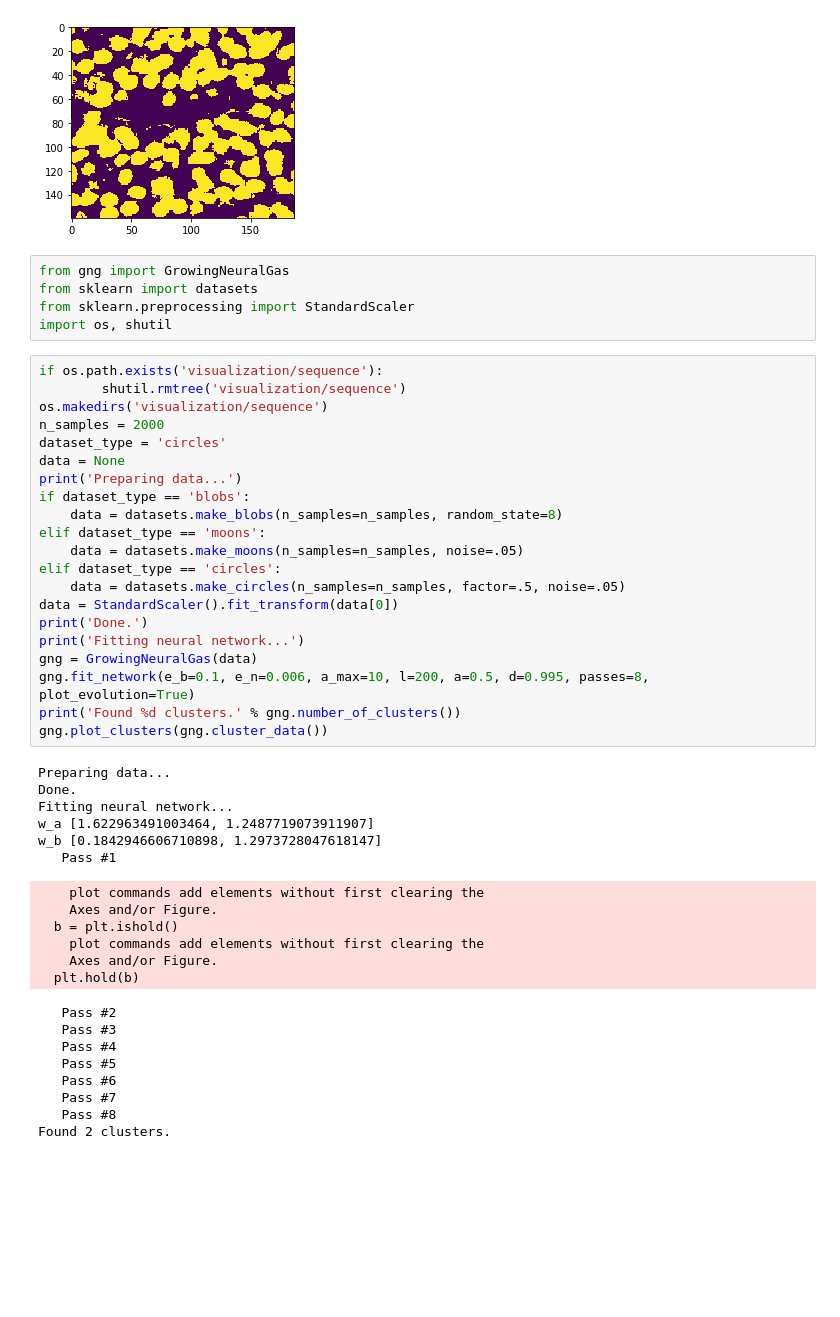
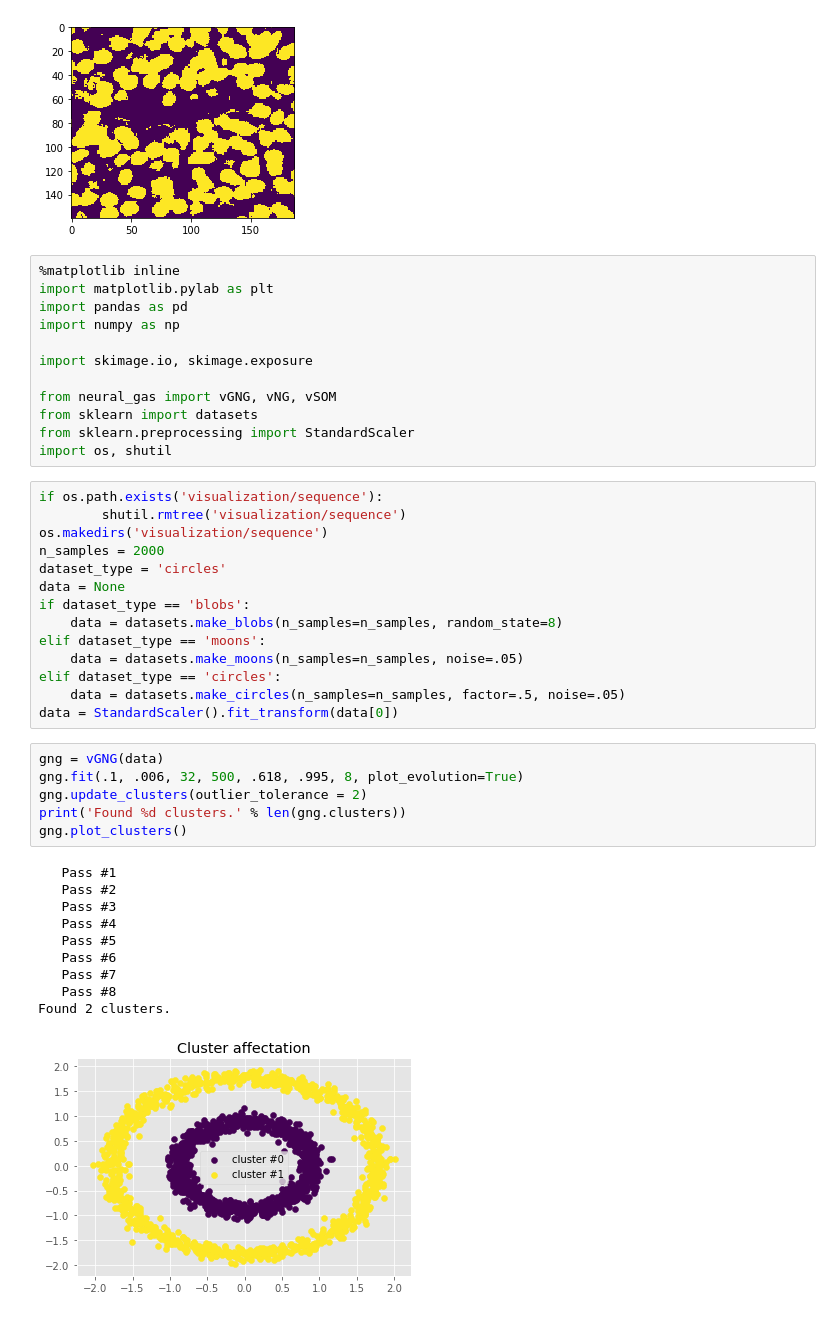
Before and after one commit to aleozlx/ci-som, a Jupyter notebook: clustering.ipynb, the cells around one changed output. Drawn from its saved outputs; the diff is of its cells as text; blank space fills up the shorter version.

```diff
--- a/clustering.ipynb
+++ b/clustering.ipynb
@@ -32,7 +32,14 @@ plt.imshow(output)
 <matplotlib.image.AxesImage at 0x...>
 [figure]
 # %%
-from gng import GrowingNeuralGas
+%matplotlib inline
+import matplotlib.pylab as plt
+import pandas as pd
+import numpy as np
+
+import skimage.io, skimage.exposure
+
+from neural_gas import vGNG, vNG, vSOM
 from sklearn import datasets
 from sklearn.preprocessing import StandardScaler
 import os, shutil
@@ -43,7 +50,6 @@ os.makedirs('visualization/sequence')
 n_samples = 2000
 dataset_type = 'circles'
 data = None
-print('Preparing data...')
 if dataset_type == 'blobs':
     data = datasets.make_blobs(n_samples=n_samples, random_state=8)
 elif dataset_type == 'moons':
@@ -51,30 +57,20 @@ elif dataset_type == 'moons':
 elif dataset_type == 'circles':
     data = datasets.make_circles(n_samples=n_samples, factor=.5, noise=.05)
 data = StandardScaler().fit_transform(data[0])
-print('Done.')
-print('Fitting neural network...')
-gng = GrowingNeuralGas(data)
-gng.fit_network(e_b=0.1, e_n=0.006, a_max=10, l=200, a=0.5, d=0.995, passes=8, plot_evolution=True)
-print('Found %d clusters.' % gng.number_of_clusters())
-gng.plot_clusters(gng.cluster_data())
-# %% [output]
-Preparing data...
-Done.
-Fitting neural network...
-w_a [1.622963491003464, 1.2487719073911907]
-w_b [0.1842946606710898, 1.2973728047618147]
-   Pass #1
-    plot commands add elements without first clearing the
-    Axes and/or Figure.
-  b = plt.ishold()
-    plot commands add elements without first clearing the
-    Axes and/or Figure.
-  plt.hold(b)
-   Pass #2
-   Pass #3
-   Pass #4
-   Pass #5
-   Pass #6
-   Pass #7
-   Pass #8
-Found 2 clusters.
+# %%
+gng = vGNG(data)
+gng.fit(.1, .006, 32, 500, .618, .995, 8, plot_evolution=True)
+gng.update_clusters(outlier_tolerance = 2)
+print('Found %d clusters.' % len(gng.clusters))
+gng.plot_clusters()
+# %% [output]
+   Pass #1
+   Pass #2
+   Pass #3
+   Pass #4
+   Pass #5
+   Pass #6
+   Pass #7
+   Pass #8
+Found 2 clusters.
+[figure, added]
```
Also changed, not shown: parts of 2 cells of this notebook.
